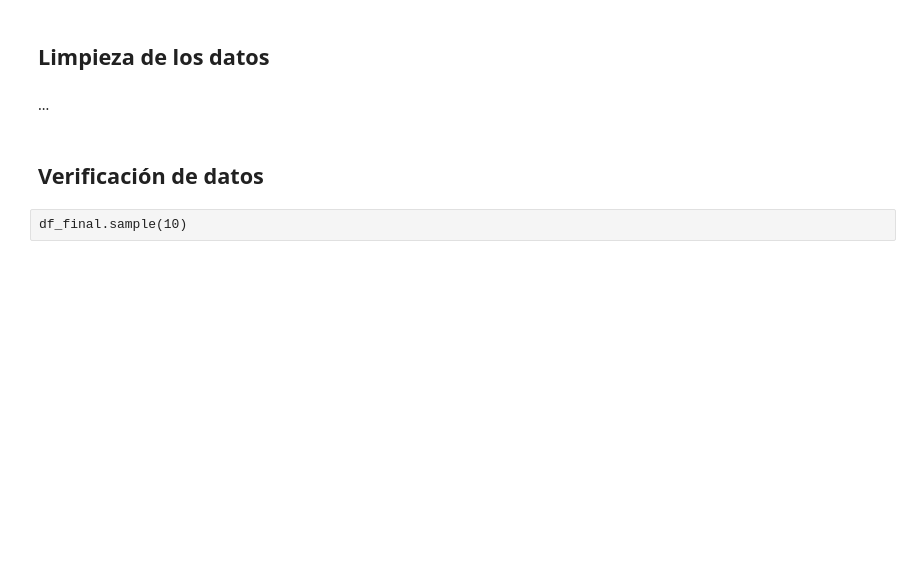
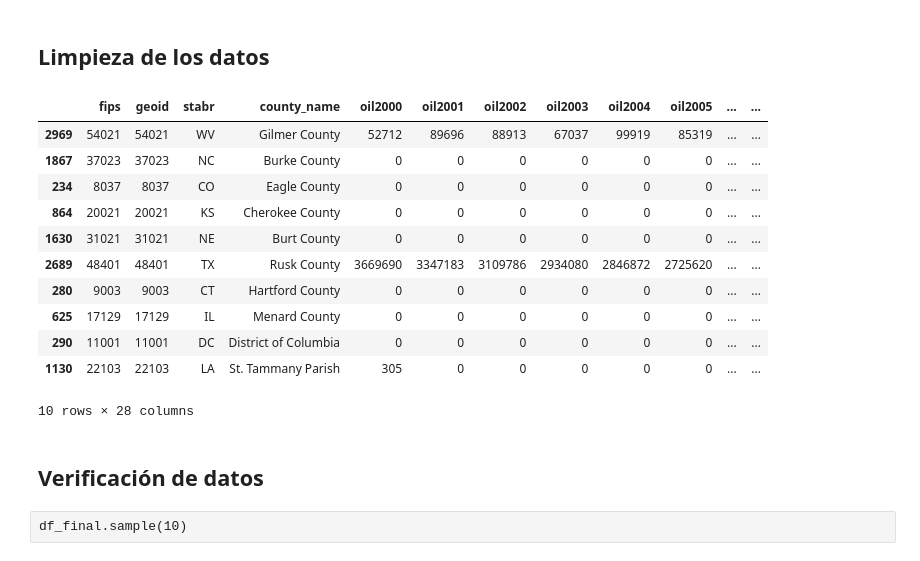
Before and after one commit to agarca4/Exercises-Pandas, a Jupyter notebook: Exercise1_Oil&Gas.ipynb, the cells around one changed output. Cells and saved outputs as stored; diff of their text form; code cells hidden in the pictures; blank space fills up the shorter version.

```diff
--- a/Exercise1_Oil&Gas.ipynb
+++ b/Exercise1_Oil&Gas.ipynb
@@ -9,0 +8,3 @@ df = ...
+# %%
+df = pd.read_excel("oilgascounty.xls")
+df
@@ -14,7 +75,24 @@ df = ...
 # %% [markdown]
 ## Limpieza de los datos
-# %% [markdown]
-...
+# %%
+df = df \
+    .rename(columns = lambda column : column.lower()) \
+    .drop(columns = ['rural_urban_continuum_code_2013','urban_influence_2013','metro_nonmetro_2013','metro_micro_noncore_2013','oil_change_group','gas_change_group','oil_gas_change_group']) \
+
+df.sample(10)
+# %% [output]
+|  | fips | geoid | stabr | county_name | oil2000 | oil2001 | oil2002 | oil2003 | oil2004 | oil2005 | ... | ... |
+| 2969 | 54021 | 54021 | WV | Gilmer County | 52712 | 89696 | 88913 | 67037 | 99919 | 85319 | ... | ... |
+| 1867 | 37023 | 37023 | NC | Burke County | 0 | 0 | 0 | 0 | 0 | 0 | ... | ... |
+| 234 | 8037 | 8037 | CO | Eagle County | 0 | 0 | 0 | 0 | 0 | 0 | ... | ... |
+| 864 | 20021 | 20021 | KS | Cherokee County | 0 | 0 | 0 | 0 | 0 | 0 | ... | ... |
+| 1630 | 31021 | 31021 | NE | Burt County | 0 | 0 | 0 | 0 | 0 | 0 | ... | ... |
+| 2689 | 48401 | 48401 | TX | Rusk County | 3669690 | 3347183 | 3109786 | 2934080 | 2846872 | 2725620 | ... | ... |
+| 280 | 9003 | 9003 | CT | Hartford County | 0 | 0 | 0 | 0 | 0 | 0 | ... | ... |
+| 625 | 17129 | 17129 | IL | Menard County | 0 | 0 | 0 | 0 | 0 | 0 | ... | ... |
+| 290 | 11001 | 11001 | DC | District of Columbia | 0 | 0 | 0 | 0 | 0 | 0 | ... | ... |
+| 1130 | 22103 | 22103 | LA | St. Tammany Parish | 305 | 0 | 0 | 0 | 0 | 0 | ... | ... |
+10 rows × 28 columns
 # %% [markdown]
 ## Verificación de datos
 # %% [raw]
```
Also changed, not shown: parts of 8 cells of this notebook.
